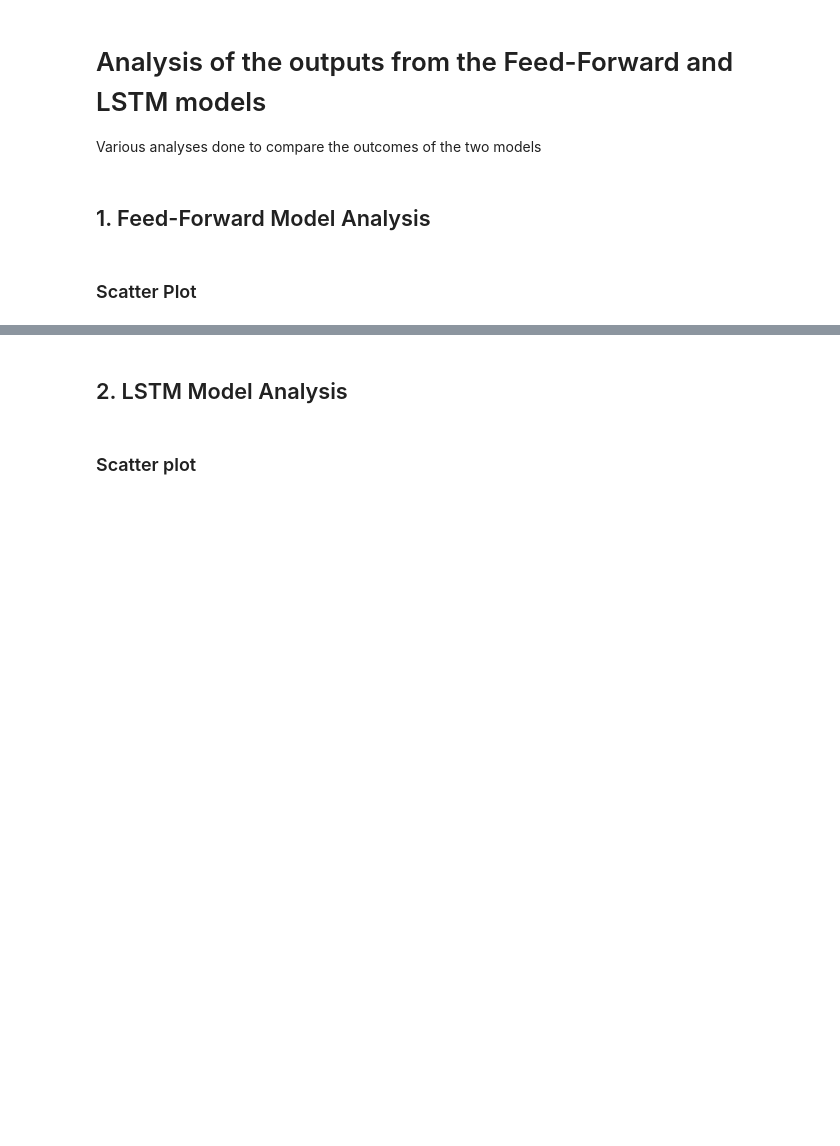
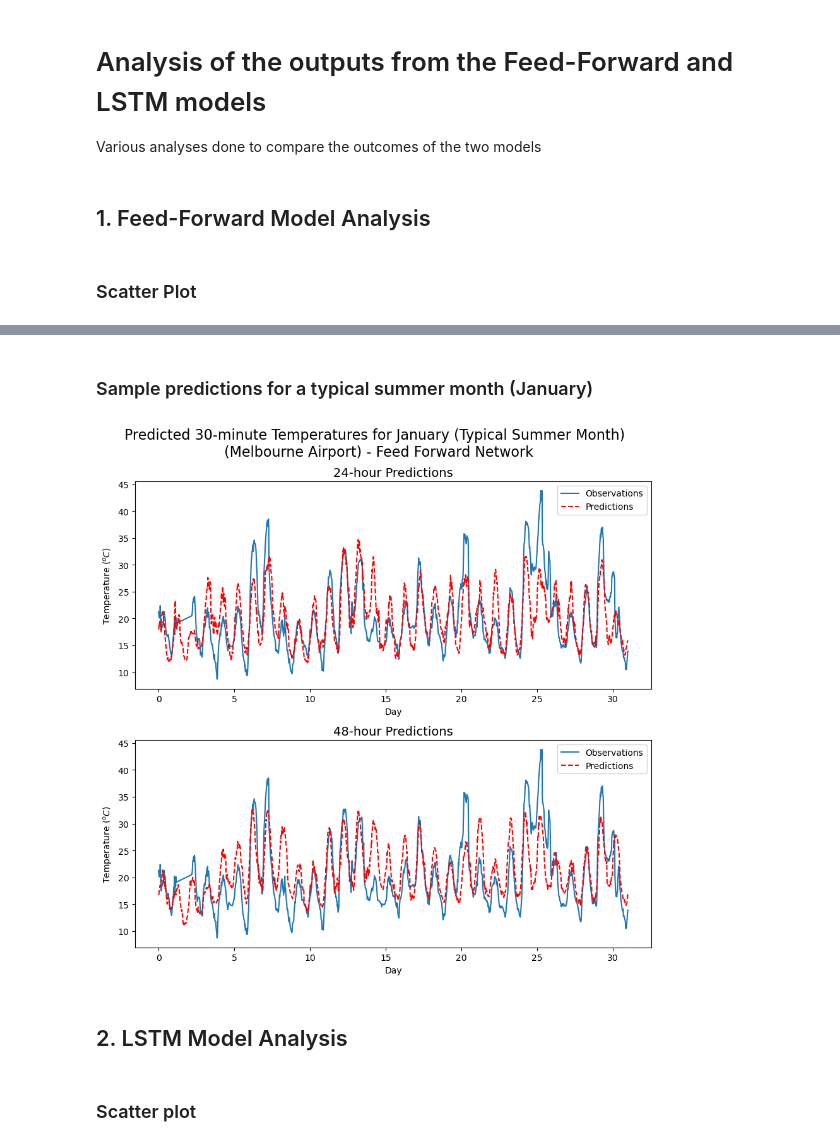
Before and after one commit to vihanw/UrbanWeatherPrediction, a Jupyter notebook: Model_Output_Analysis.ipynb, the cells around one changed output, grey strips where cells are left out. Drawn from its saved outputs; the diff is of its cells as text; code cells hidden in the pictures; blank space fills up the shorter version.

```diff
--- a/Model_Output_Analysis.ipynb
+++ b/Model_Output_Analysis.ipynb
@@ -170,3 +217,51 @@ plt.show()
+# %% [markdown]
+### Sample predictions for a typical summer month (January)
+# %%
+# fig, axes = plt.subplots(figsize=(12, 6))
+
+# axes.plot(obs_24[0:int(48*30)])
+# axes.plot(preds_24[0:int(48*30)], 'r')
+
+fig, axes = plt.subplots(nrows=2, ncols=1, figsize=(9, 9))
+axes = axes.ravel()
+
+station = stations[0]
+
+data_dir = f"{predictions_dir}pred_feed_forward_{aws_locations[station]['station_id']}.csv"
+
+data = pd.read_csv(data_dir)
+
+# Get data for the first 31 days (approx. January)
+obs_24 = data['Measured_24'][48:int(48 + 48*31)]
+preds_24 = data['Prediction_24'][48:int(48 + 48*31)]
+obs_48 = data['Measured_48'][0:int(48*31)]
+preds_48 = data['Prediction_48'][0:int(48*31)]
+
+# Create an array with days of an year
+days = np.linspace(0, 31, len(obs_24))
+
+# 24 hour preds
+axes[0].plot(days, obs_24, label='Observations')
+axes[0].plot(days, preds_24, 'r--', label='Predictions')
+axes[0].legend()
+axes[0].set_title('24-hour Predictions', fontsize=14)
+axes[0].set_xlabel('Day')
+axes[0].set_ylabel('Temperature ($^oC$)')
+
+# 48 hour preds
+axes[1].plot(days, obs_48, label='Observations')
+axes[1].plot(days, preds_48, 'r--', label='Predictions')
+axes[1].legend()
+axes[1].set_title('48-hour Predictions', fontsize=14)
+axes[1].set_xlabel('Day')
+axes[1].set_ylabel('Temperature ($^oC$)')
+
+fig.suptitle('Predicted 30-minute Temperatures for January (Typical Summer Month) \n (Melbourne Airport) - Feed Forward Network', fontsize=16)
+fig.tight_layout()
+fig.savefig(f'{out_dir}feed_forward_january_predictions.png', dpi=500)
+plt.show()
+# %% [output]
+[figure, added]
 # %% [markdown]
 ## 2. LSTM Model Analysis
 # %% [markdown]
```
Also changed, not shown: parts of 12 cells of this notebook, 8 other files.
